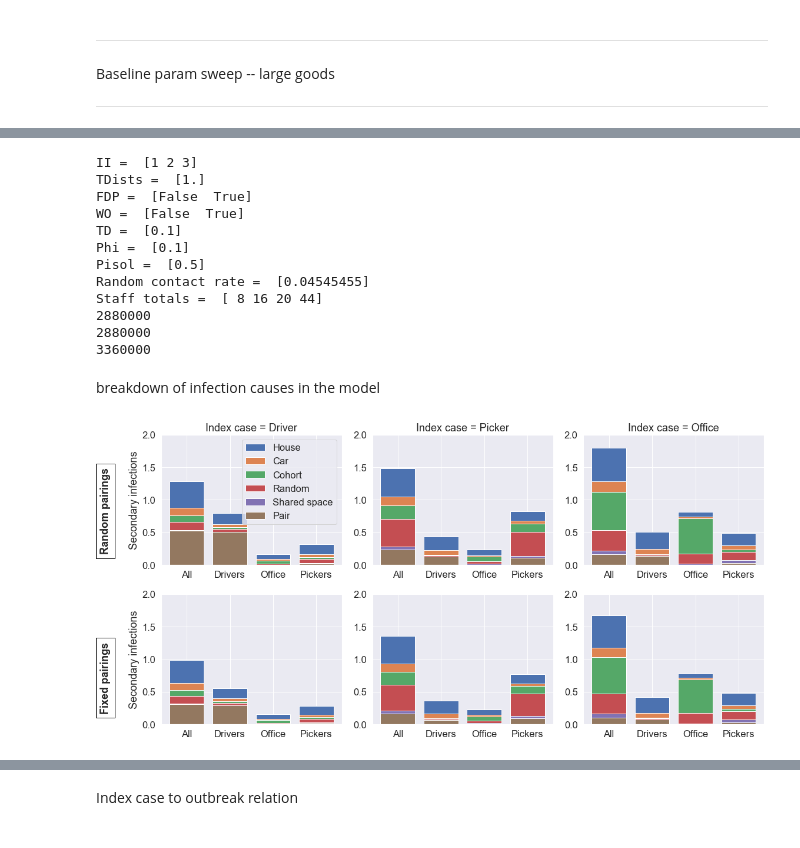
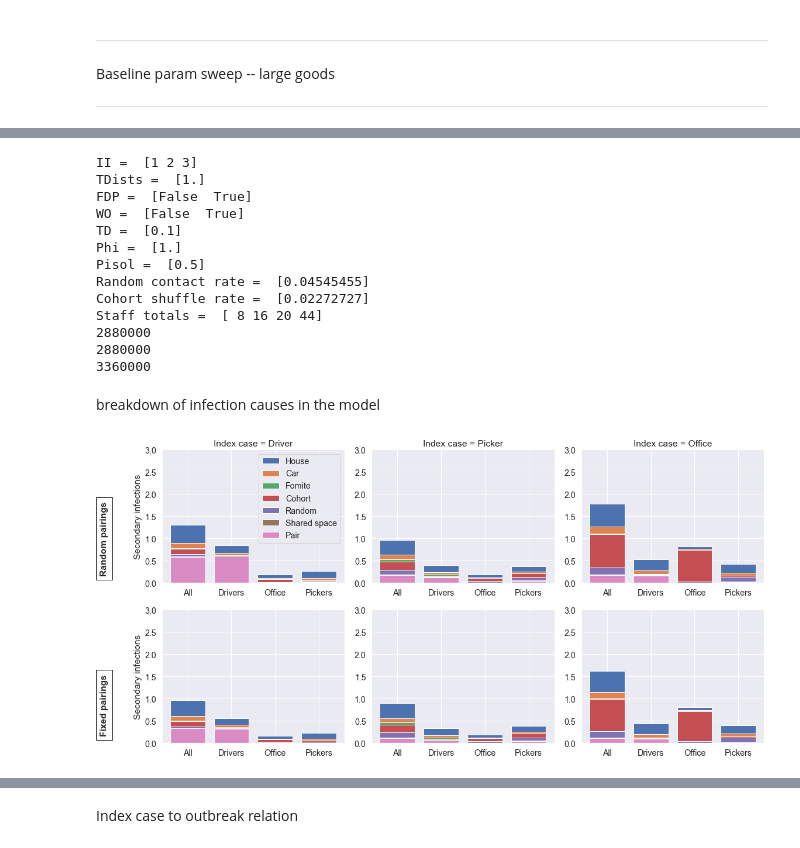
Before and after one commit to CarlWhitfield/Workplace_delivery_transmission, a Jupyter notebook: Network_workplace_model/Latest_results/plot_pairs_param_sweep.ipynb, the cells around one changed output, grey strips where cells are left out. Drawn from its saved outputs; the diff is of its cells as text; code cells hidden in the pictures.

```diff
--- a/Network_workplace_model/Latest_results/plot_pairs_param_sweep.ipynb
+++ b/Network_workplace_model/Latest_results/plot_pairs_param_sweep.ipynb
@@ -4,7 +4,7 @@ import numpy as np
 import seaborn as sns
 import matplotlib.pyplot as plt
 import scipy.stats as stats
-sns.set(font_scale=1.5)
+sns.set(font_scale=1.3)
 # %% [markdown]
 **************************************************
 
@@ -47,6 +80,7 @@ print('TD = ', np.unique(dfpairs["tD"]))
 print('Phi = ', np.unique(dfpairs['phi']))
 print('Pisol = ', np.unique(dfpairs['Pisol']))
 print('Random contact rate = ', np.unique(dfpairs['p_contact']))
+print('Cohort shuffle rate = ', np.unique(dfpairs['CohortChangeRate']))
 print('Staff totals = ', np.unique(dfpairs['NStaff']))
 print(np.sum(dfpairs["NDteams"]==3))
 print(np.sum(dfpairs["NLteams"]==2))
@@ -57,9 +91,10 @@ TDists =  [1.]
 FDP =  [False  True]
 WO =  [False  True]
 TD =  [0.1]
-Phi =  [0.1]
+Phi =  [1.]
 Pisol =  [0.5]
 Random contact rate =  [0.04545455]
+Cohort shuffle rate =  [0.02272727]
 Staff totals =  [ 8 16 20 44]
 2880000
 2880000
@@ -69,14 +104,15 @@ breakdown of infection causes in the model
 # %%
 job = ['Driver','Picker','Office']
 jobtypes = np.unique(dfpairs['Group'])
-dfh = dfpairs.loc[lambda dfpairs: (dfpairs['NDteams']==3)*(dfpairs['NLteams']==2)*(dfpairs['NOteams']==2)]
+dfh = dfpairs.loc[lambda dfpairs: (dfpairs['NDteams']==3)*(dfpairs['NLteams']==2)*\
+                  (dfpairs['NOteams']==1)]
 netinfs = np.zeros((len(jobtypes),len(II),len(FP),len(WO)))
 continfs = np.zeros((len(jobtypes),len(II),len(FP),len(WO)))
 roominfs = np.zeros((len(jobtypes),len(II),len(FP),len(WO)))
 carinfs = np.zeros((len(jobtypes),len(II),len(FP),len(WO)))
 houseinfs = np.zeros((len(jobtypes),len(II),len(FP),len(WO)))
 pairinfs = np.zeros((len(jobtypes),len(II),len(FP),len(WO)))
-
+fomiteinfs = np.zeros((len(jobtypes),len(II),len(FP),len(WO)))
 for (n, g) in enumerate(jobtypes):
     dfg = dfh.loc[lambda dfh: (dfh['Group'] == g)]
     for (j,ii) in enumerate(II):
@@ -85,6 +121,7 @@ for (n, g) in enumerate(jobtypes):
             dfijk =  dfij.loc[lambda dfij: (dfij['fixed_driver_pairs'] == fp)]
             for (l,wo) in enumerate(WO):
                 dfijkl = dfijk.loc[lambda dfijk: (dfijk['is_window_open'] == wo)]
+                fomiteinfs[n,j,k,l] = np.mean(dfijkl['FomiteInfectionFrac']*dfijkl['NStaff'])
                 netinfs[n,j,k,l] = np.mean(dfijkl['CohortInfectionFrac']*dfijkl['NStaff'])
                 continfs[n,j,k,l] = np.mean(dfijkl['RandContactInfectionFrac']*dfijkl['NStaff'])
                 roominfs[n,j,k,l] = np.mean(dfijkl['RoomInfectionFrac']*dfijkl['NStaff'])
@@ -109,33 +146,37 @@ for (n, g) in enumerate(jobtypes):
 # %%
 fig,ax = plt.subplots(2,3,figsize=(16,8))
 for j in np.arange(3):
     for k in [0,1]:
         l = 0
         ax[k,j].bar(jobtypes, netinfs[:,j,k,l]+continfs[:,j,k,l]+\
                           roominfs[:,j,k,l]+pairinfs[:,j,k,l]+\
-                          carinfs[:,j,k,l]+houseinfs[:,j,k,l],label='House')
+                          fomiteinfs[:,j,k,l] + carinfs[:,j,k,l]+\
+                          houseinfs[:,j,k,l],label='House')
         ax[k,j].bar(jobtypes, netinfs[:,j,k,l]+continfs[:,j,k,l]+\
                           roominfs[:,j,k,l]+pairinfs[:,j,k,l]+\
-                          carinfs[:,j,k,l],label='Car')
+                          fomiteinfs[:,j,k,l] + carinfs[:,j,k,l],label='Car')
+        ax[k,j].bar(jobtypes, netinfs[:,j,k,l]+continfs[:,j,k,l]+\
+                          roominfs[:,j,k,l]+pairinfs[:,j,k,l]+\
+                          fomiteinfs[:,j,k,l],label='Fomite')
         ax[k,j].bar(jobtypes, netinfs[:,j,k,l]+continfs[:,j,k,l]+\
                           roominfs[:,j,k,l]+pairinfs[:,j,k,l],label='Cohort')
         ax[k,j].bar(jobtypes, continfs[:,j,k,l]+\
                           roominfs[:,j,k,l]+pairinfs[:,j,k,l],label='Random')
         ax[k,j].bar(jobtypes, roominfs[:,j,k,l]+pairinfs[:,j,k,l],label='Shared space')
         ax[k,j].bar(jobtypes, pairinfs[:,j,k,l],label='Pair')
-        ax[k,j].set_ylim((0,2.0))
+        ax[k,j].set_ylim((0,3.0))
         ax[k,0].set_ylabel('Secondary infections')
 
 
     ax[0,j].set_title('Index case = %s'%job[j])
 ax[0,0].text(-2.0, 0.2, 'Random pairings', rotation='vertical',fontweight='bold',\
             bbox={'facecolor': 'white', 'alpha': 1.0, 'pad': 7.0, 'linestyle': '-',\
                   'edgecolor': 'black'})
 ax[1,0].text(-2.0, 0.2, 'Fixed pairings', rotation='vertical',fontweight='bold',\
             bbox={'facecolor': 'white', 'alpha': 1.0, 'pad': 7.0, 'linestyle': '-',\
                   'edgecolor': 'black'})
 ax[0,0].legend()
 fig.tight_layout()
 fig.savefig('pair_infection_routes.png')
 # %% [output]
-[figure, old version]
+[figure, new version]
```
Also changed, not shown: parts of 15 cells of this notebook, 8 other files.
